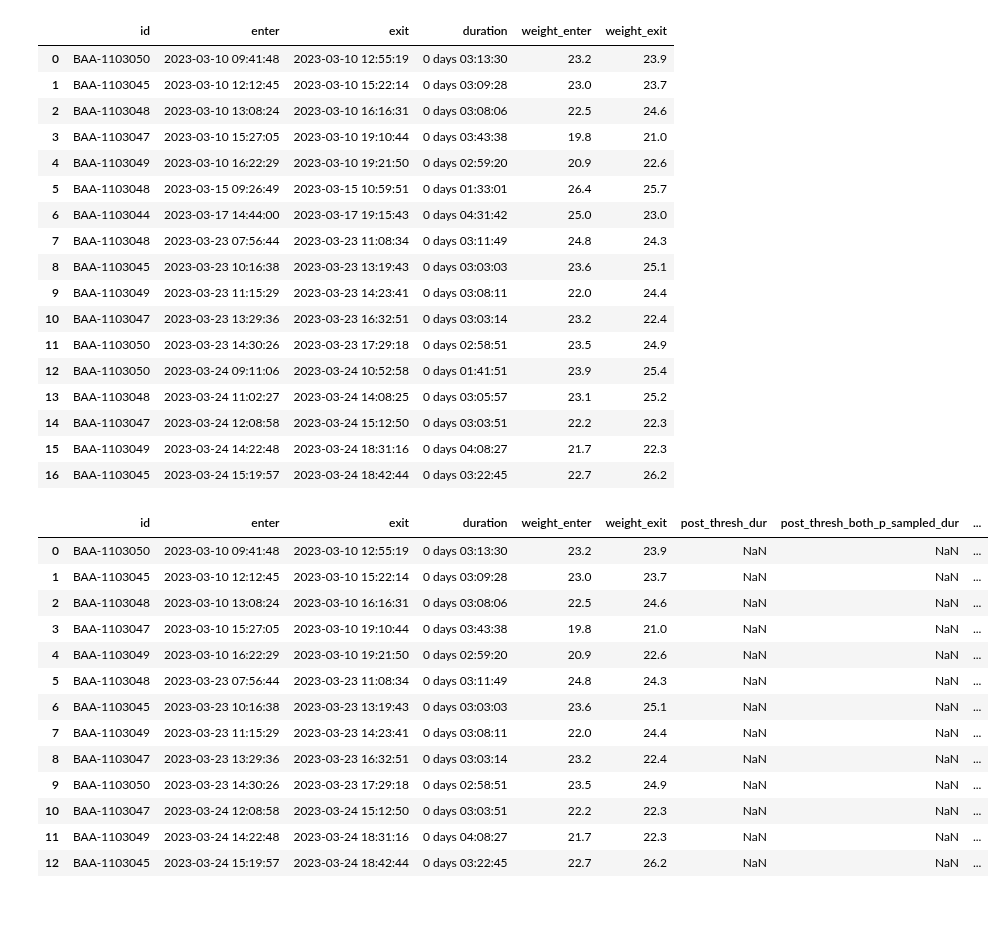
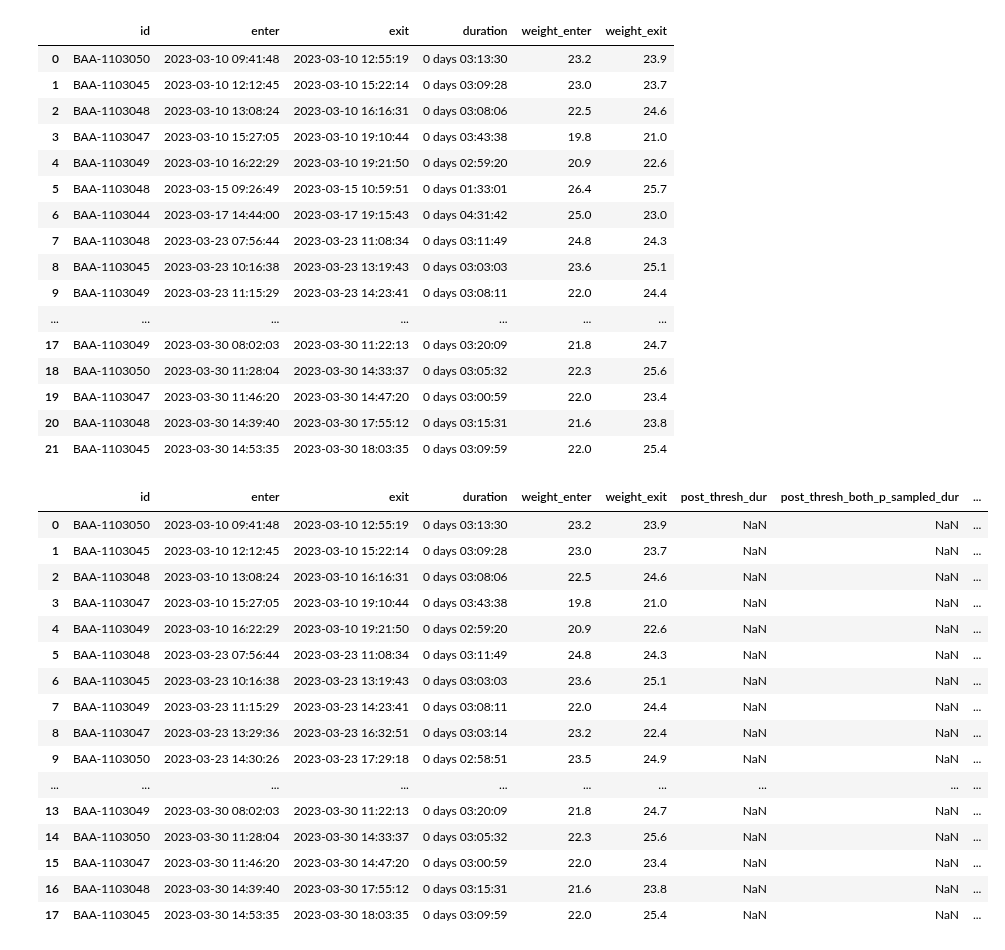
Before and after one commit to SainsburyWellcomeCentre/aeon_scratchpad, a Jupyter notebook: aeon_analysis/presocial/presocial.ipynb, the cells around one changed output. Cells and saved outputs as stored; diff of their text form; code cells hidden in the pictures; blank space fills up the shorter version.

```diff
--- a/aeon_analysis/presocial/presocial.ipynb
+++ b/aeon_analysis/presocial/presocial.ipynb
@@ -37,7 +37,12 @@ sessions = visits(subject_events[subject_events.id.str.startswith("BAA")])
 
 pd.options.mode.chained_assignment = None  # turn off "SettingWithCopy" warning for this cell
 
-sessions = sessions[sessions.enter.dt.date >= date(2023, 3, 10)]
+sessions = sessions[
+    np.logical_and(
+        sessions.enter.dt.date >= date(2023, 3, 10),
+        sessions.enter.dt.date != date(2023, 3, 29)
+    )
+]
 sessions.loc[:, ("weight_enter")] = sessions["weight_enter"].astype(float).round(1)
 sessions.loc[:, ("weight_exit")] = sessions["weight_exit"].astype(float).round(1)
 sessions.loc[:, ("enter")] = sessions["enter"].dt.floor("1s")
@@ -61,13 +66,12 @@ display(sessions)
 | 7 | BAA-1103048 | 2023-03-23 07:56:44 | 2023-03-23 11:08:34 | 0 days 03:11:49 | 24.8 | 24.3 |
 | 8 | BAA-1103045 | 2023-03-23 10:16:38 | 2023-03-23 13:19:43 | 0 days 03:03:03 | 23.6 | 25.1 |
 | 9 | BAA-1103049 | 2023-03-23 11:15:29 | 2023-03-23 14:23:41 | 0 days 03:08:11 | 22.0 | 24.4 |
-| 10 | BAA-1103047 | 2023-03-23 13:29:36 | 2023-03-23 16:32:51 | 0 days 03:03:14 | 23.2 | 22.4 |
-| 11 | BAA-1103050 | 2023-03-23 14:30:26 | 2023-03-23 17:29:18 | 0 days 02:58:51 | 23.5 | 24.9 |
-| 12 | BAA-1103050 | 2023-03-24 09:11:06 | 2023-03-24 10:52:58 | 0 days 01:41:51 | 23.9 | 25.4 |
-| 13 | BAA-1103048 | 2023-03-24 11:02:27 | 2023-03-24 14:08:25 | 0 days 03:05:57 | 23.1 | 25.2 |
-| 14 | BAA-1103047 | 2023-03-24 12:08:58 | 2023-03-24 15:12:50 | 0 days 03:03:51 | 22.2 | 22.3 |
-| 15 | BAA-1103049 | 2023-03-24 14:22:48 | 2023-03-24 18:31:16 | 0 days 04:08:27 | 21.7 | 22.3 |
-| 16 | BAA-1103045 | 2023-03-24 15:19:57 | 2023-03-24 18:42:44 | 0 days 03:22:45 | 22.7 | 26.2 |
+| ... | ... | ... | ... | ... | ... | ... |
+| 17 | BAA-1103049 | 2023-03-30 08:02:03 | 2023-03-30 11:22:13 | 0 days 03:20:09 | 21.8 | 24.7 |
+| 18 | BAA-1103050 | 2023-03-30 11:28:04 | 2023-03-30 14:33:37 | 0 days 03:05:32 | 22.3 | 25.6 |
+| 19 | BAA-1103047 | 2023-03-30 11:46:20 | 2023-03-30 14:47:20 | 0 days 03:00:59 | 22.0 | 23.4 |
+| 20 | BAA-1103048 | 2023-03-30 14:39:40 | 2023-03-30 17:55:12 | 0 days 03:15:31 | 21.6 | 23.8 |
+| 21 | BAA-1103045 | 2023-03-30 14:53:35 | 2023-03-30 18:03:35 | 0 days 03:09:59 | 22.0 | 25.4 |
 # %%
 # Get bad sessions basedmin Get 'DispenserBroken' and 'Annotation' messages
 message_log_aeon3 = api.load(str(roots[0]), exp02.ExperimentalMetadata.MessageLog)
@@ -115,34 +119,40 @@ in_465 = ("45", "47")
 
 # Columns to add to table
 new_cols = (
     "post_thresh_dur", "post_thresh_both_p_sampled_dur",
     "pre_sampling_both_p_dur", "easy_patch", "hard_patch",
     "post_easy_rate", "post_hard_rate", "pre_easy_n_pel", "pre_hard_n_pel",
     "post_easy_n_pel", "post_hard_n_pel", "pre_easy_wheel_dist", "pre_hard_wheel_dist",
     "post_easy_wheel_dist", "post_hard_wheel_dist", "pre_easy_pref", "post_easy_pref",
     "pre_hard_pref", "post_hard_pref", "post_pre_easy_pref", "post_easy_pel_thresh",
-    "post_easy_pel_thresh_idx", "post_hard_pel_thresh", "post_hard_pel_thresh_idx", "init_pref_by_pel_ct",
+    "post_easy_pel_thresh_idx", "post_hard_pel_thresh", "post_hard_pel_thresh_idx",
+    "init_pref_by_pel_ct", "epoch_thresh_change_idx", "easy_pref_epoch_cum", "easy_pref_epoch"
 )
 for col in new_cols:
     sessions[col] = np.nan
 sessions["post_easy_pel_thresh"] = sessions["post_easy_pel_thresh"].astype(object)
 sessions["post_hard_pel_thresh"] = sessions["post_hard_pel_thresh"].astype(object)
 sessions["post_easy_pel_thresh_idx"] = sessions["post_easy_pel_thresh_idx"].astype(object)
 sessions["post_hard_pel_thresh_idx"] = sessions["post_hard_pel_thresh_idx"].astype(object)
 sessions["init_pref_by_pel_ct"] = sessions["init_pref_by_pel_ct"].astype(object)
+sessions["easy_pref_epoch_cum"] = sessions["easy_pref_epoch_cum"].astype(object)
+sessions["easy_pref_epoch"] = sessions["easy_pref_epoch"].astype(object)
 display(sessions)
 # %% [output]
 |  | id | enter | exit | duration | weight_enter | weight_exit | post_thresh_dur | post_thresh_both_p_sampled_dur | ... |
 | 0 | BAA-1103050 | 2023-03-10 09:41:48 | 2023-03-10 12:55:19 | 0 days 03:13:30 | 23.2 | 23.9 | NaN | NaN | ... |
 | 1 | BAA-1103045 | 2023-03-10 12:12:45 | 2023-03-10 15:22:14 | 0 days 03:09:28 | 23.0 | 23.7 | NaN | NaN | ... |
 | 2 | BAA-1103048 | 2023-03-10 13:08:24 | 2023-03-10 16:16:31 | 0 days 03:08:06 | 22.5 | 24.6 | NaN | NaN | ... |
 | 3 | BAA-1103047 | 2023-03-10 15:27:05 | 2023-03-10 19:10:44 | 0 days 03:43:38 | 19.8 | 21.0 | NaN | NaN | ... |
 | 4 | BAA-1103049 | 2023-03-10 16:22:29 | 2023-03-10 19:21:50 | 0 days 02:59:20 | 20.9 | 22.6 | NaN | NaN | ... |
 | 5 | BAA-1103048 | 2023-03-23 07:56:44 | 2023-03-23 11:08:34 | 0 days 03:11:49 | 24.8 | 24.3 | NaN | NaN | ... |
 | 6 | BAA-1103045 | 2023-03-23 10:16:38 | 2023-03-23 13:19:43 | 0 days 03:03:03 | 23.6 | 25.1 | NaN | NaN | ... |
 | 7 | BAA-1103049 | 2023-03-23 11:15:29 | 2023-03-23 14:23:41 | 0 days 03:08:11 | 22.0 | 24.4 | NaN | NaN | ... |
 | 8 | BAA-1103047 | 2023-03-23 13:29:36 | 2023-03-23 16:32:51 | 0 days 03:03:14 | 23.2 | 22.4 | NaN | NaN | ... |
 | 9 | BAA-1103050 | 2023-03-23 14:30:26 | 2023-03-23 17:29:18 | 0 days 02:58:51 | 23.5 | 24.9 | NaN | NaN | ... |
-| 10 | BAA-1103047 | 2023-03-24 12:08:58 | 2023-03-24 15:12:50 | 0 days 03:03:51 | 22.2 | 22.3 | NaN | NaN | ... |
-| 11 | BAA-1103049 | 2023-03-24 14:22:48 | 2023-03-24 18:31:16 | 0 days 04:08:27 | 21.7 | 22.3 | NaN | NaN | ... |
-| 12 | BAA-1103045 | 2023-03-24 15:19:57 | 2023-03-24 18:42:44 | 0 days 03:22:45 | 22.7 | 26.2 | NaN | NaN | ... |
+| ... | ... | ... | ... | ... | ... | ... | ... | ... | ... |
+| 13 | BAA-1103049 | 2023-03-30 08:02:03 | 2023-03-30 11:22:13 | 0 days 03:20:09 | 21.8 | 24.7 | NaN | NaN | ... |
+| 14 | BAA-1103050 | 2023-03-30 11:28:04 | 2023-03-30 14:33:37 | 0 days 03:05:32 | 22.3 | 25.6 | NaN | NaN | ... |
+| 15 | BAA-1103047 | 2023-03-30 11:46:20 | 2023-03-30 14:47:20 | 0 days 03:00:59 | 22.0 | 23.4 | NaN | NaN | ... |
+| 16 | BAA-1103048 | 2023-03-30 14:39:40 | 2023-03-30 17:55:12 | 0 days 03:15:31 | 21.6 | 23.8 | NaN | NaN | ... |
+| 17 | BAA-1103045 | 2023-03-30 14:53:35 | 2023-03-30 18:03:35 | 0 days 03:09:59 | 22.0 | 25.4 | NaN | NaN | ... |
```
Also changed, not shown: parts of 15 cells of this notebook, 2 other files.
